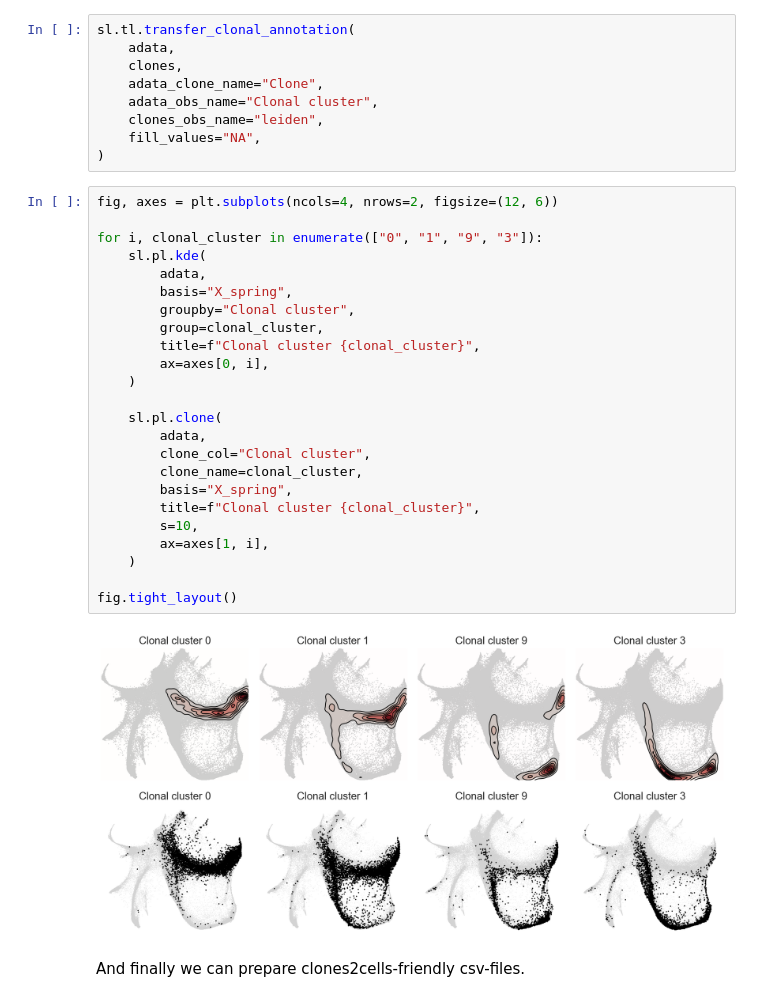
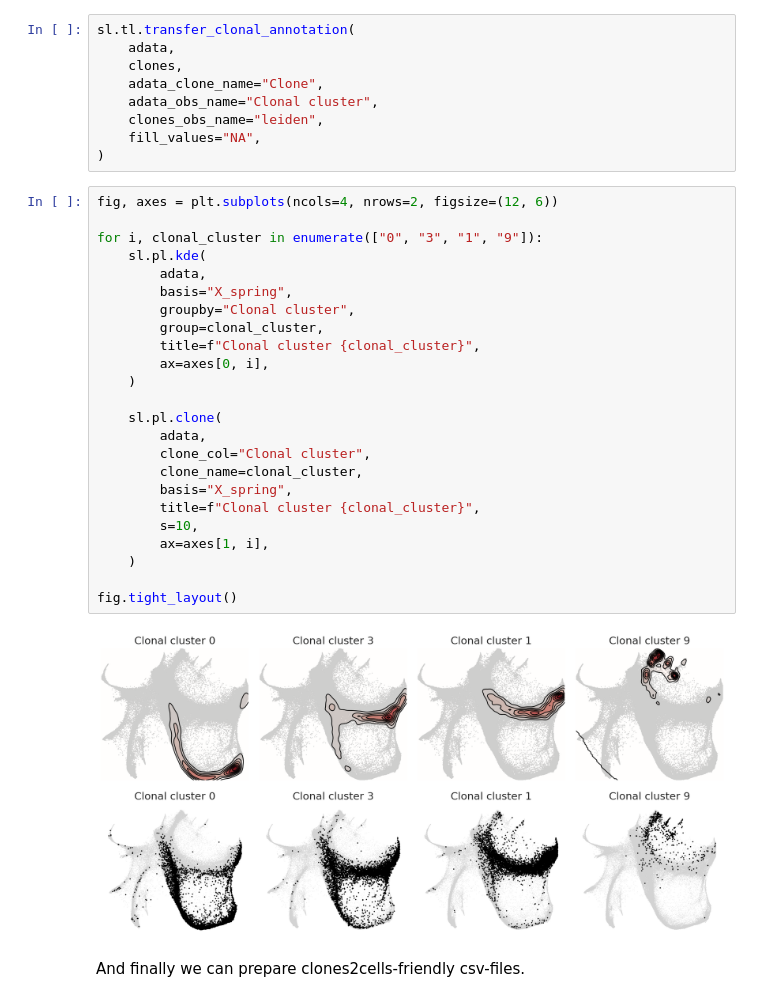
Before and after one commit to kharchenkolab/scLiTr, a Jupyter notebook: docs/source/Basic_usage.ipynb, the cells around one changed output. Drawn from its saved outputs; the diff is of its cells as text.

```diff
--- a/docs/source/Basic_usage.ipynb
+++ b/docs/source/Basic_usage.ipynb
@@ -143,29 +138,29 @@ sl.tl.transfer_clonal_annotation(
 # %%
 fig, axes = plt.subplots(ncols=4, nrows=2, figsize=(12, 6))
 
-for i, clonal_cluster in enumerate(["0", "1", "9", "3"]):
+for i, clonal_cluster in enumerate(["0", "3", "1", "9"]):
     sl.pl.kde(
         adata,
         basis="X_spring",
         groupby="Clonal cluster",
         group=clonal_cluster,
         title=f"Clonal cluster {clonal_cluster}",
         ax=axes[0, i],
     )
 
     sl.pl.clone(
         adata,
         clone_col="Clonal cluster",
         clone_name=clonal_cluster,
         basis="X_spring",
         title=f"Clonal cluster {clonal_cluster}",
         s=10,
         ax=axes[1, i],
     )
 
 fig.tight_layout()
 # %% [output]
-[figure, old version]
+[figure, new version]
 # %% [markdown]
 And finally we can prepare clones2cells-friendly csv-files.
 # %%
```
Also changed, not shown: parts of 9 cells of this notebook.
